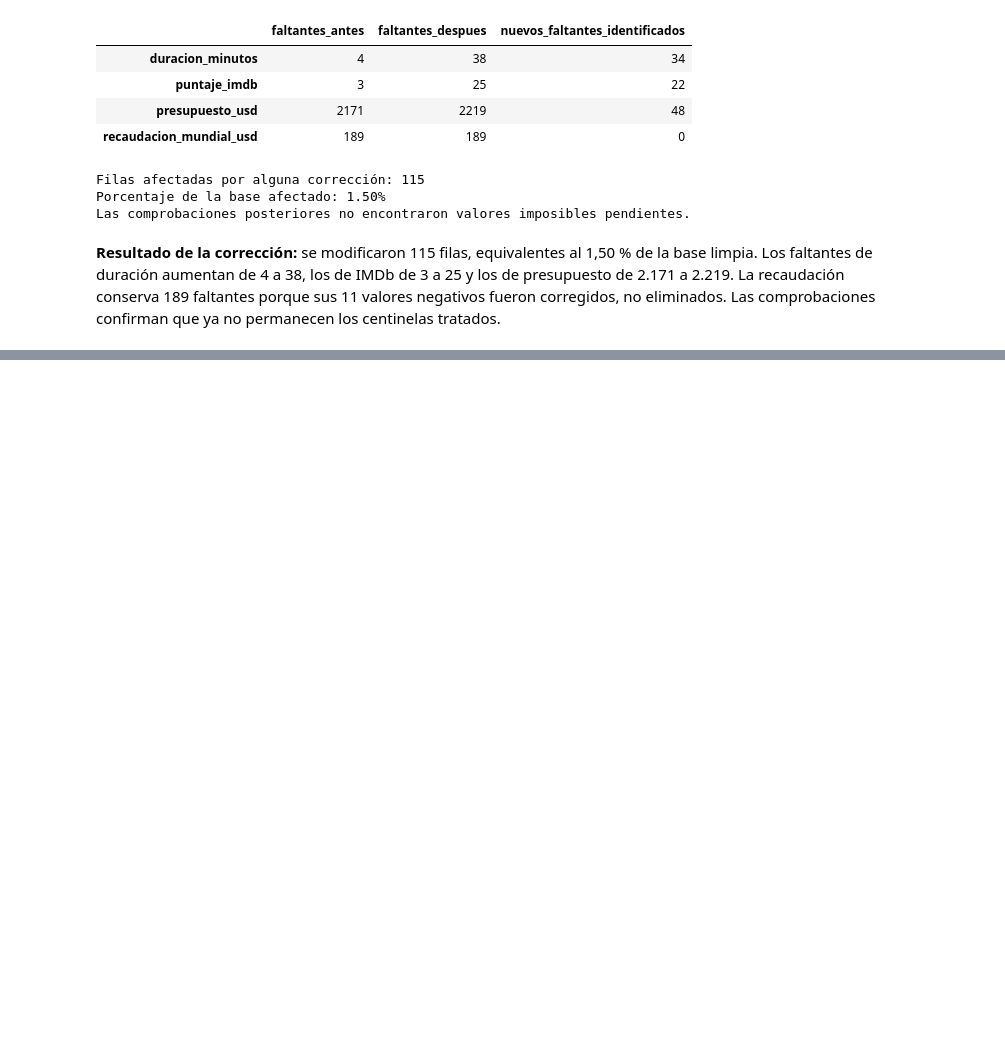
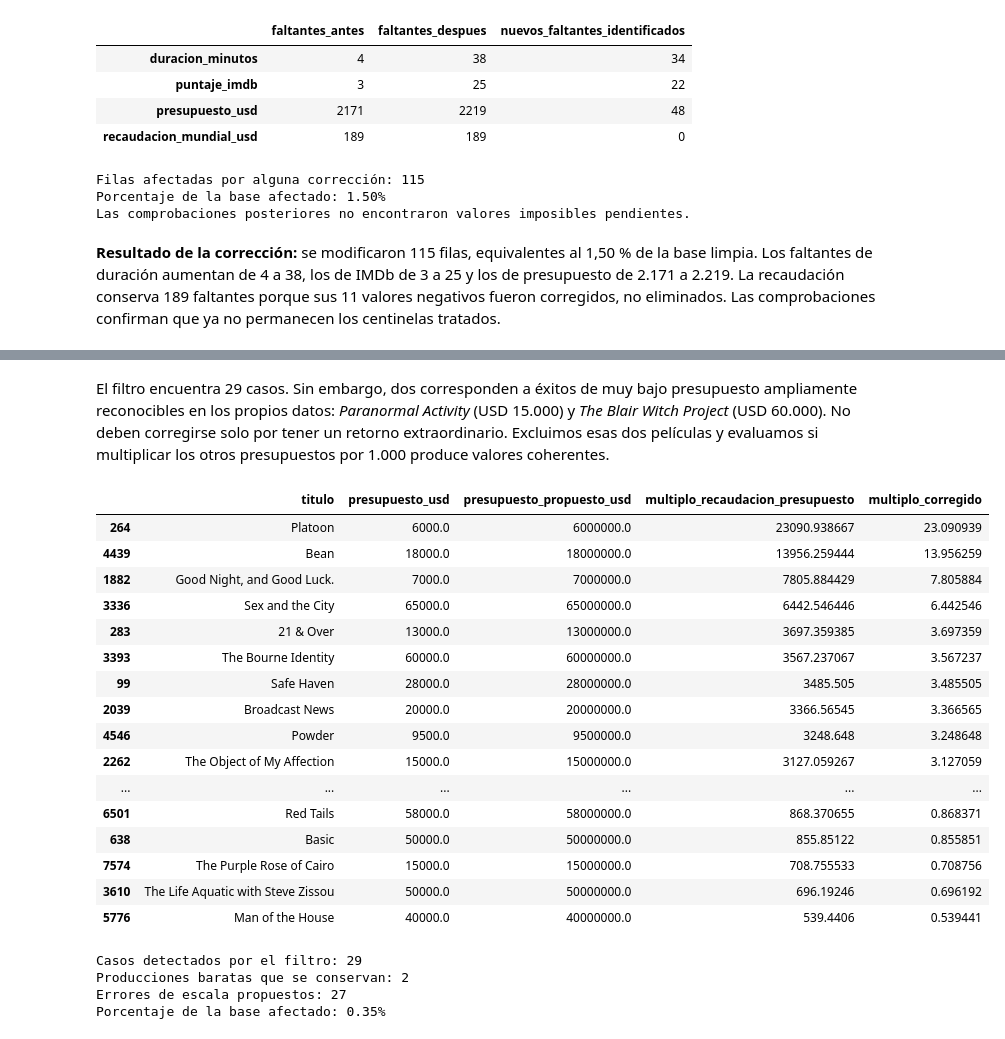
Before and after one commit to alvareezvicente-code/Vicente-Alvarez-programacion-analitica-2, a Jupyter notebook: notebooks/analisis.ipynb, the cells around one changed output, grey strips where cells are left out. Saved outputs shown, nothing was run; the diff lists cells and outputs as text; code cells hidden in the pictures; blank space fills up the shorter version.

```diff
--- a/notebooks/analisis.ipynb
+++ b/notebooks/analisis.ipynb
@@ -602,0 +649,58 @@ Las comprobaciones posteriores no encontraron valores imposibles pendientes.
+# %% [markdown]
+El filtro encuentra 29 casos. Sin embargo, dos corresponden a éxitos de muy bajo presupuesto ampliamente reconocibles en los propios datos: *Paranormal Activity* (USD 15.000) y *The Blair Witch Project* (USD 60.000). No deben corregirse solo por tener un retorno extraordinario. Excluimos esas dos películas y evaluamos si multiplicar los otros presupuestos por 1.000 produce valores coherentes.
+# %%
+excepciones_bajo_presupuesto_real = [
+    "Paranormal Activity",
+    "The Blair Witch Project",
+]
+
+errores_escala_presupuesto = candidatas_otra_escala.loc[
+    ~candidatas_otra_escala["titulo"].isin(excepciones_bajo_presupuesto_real)
+].copy()
+
+errores_escala_presupuesto["presupuesto_propuesto_usd"] = (
+    errores_escala_presupuesto["presupuesto_usd"] * 1_000
+)
+errores_escala_presupuesto["multiplo_corregido"] = (
+    errores_escala_presupuesto["recaudacion_mundial_usd"]
+    / errores_escala_presupuesto["presupuesto_propuesto_usd"]
+)
+
+errores_escala_presupuesto[[
+    "titulo",
+    "presupuesto_usd",
+    "presupuesto_propuesto_usd",
+    "multiplo_recaudacion_presupuesto",
+    "multiplo_corregido",
+]].sort_values("multiplo_recaudacion_presupuesto", ascending=False)
+# %% [output]
+|  | titulo | presupuesto_usd | presupuesto_propuesto_usd | multiplo_recaudacion_presupuesto | multiplo_corregido |
+| 264 | Platoon | 6000.0 | 6000000.0 | 23090.938667 | 23.090939 |
+| 4439 | Bean | 18000.0 | 18000000.0 | 13956.259444 | 13.956259 |
+| 1882 | Good Night, and Good Luck. | 7000.0 | 7000000.0 | 7805.884429 | 7.805884 |
+| 3336 | Sex and the City | 65000.0 | 65000000.0 | 6442.546446 | 6.442546 |
+| 283 | 21 & Over | 13000.0 | 13000000.0 | 3697.359385 | 3.697359 |
+| 3393 | The Bourne Identity | 60000.0 | 60000000.0 | 3567.237067 | 3.567237 |
+| 99 | Safe Haven | 28000.0 | 28000000.0 | 3485.505 | 3.485505 |
+| 2039 | Broadcast News | 20000.0 | 20000000.0 | 3366.56545 | 3.366565 |
+| 4546 | Powder | 9500.0 | 9500000.0 | 3248.648 | 3.248648 |
+| 2262 | The Object of My Affection | 15000.0 | 15000000.0 | 3127.059267 | 3.127059 |
+| ... | ... | ... | ... | ... | ... |
+| 6501 | Red Tails | 58000.0 | 58000000.0 | 868.370655 | 0.868371 |
+| 638 | Basic | 50000.0 | 50000000.0 | 855.85122 | 0.855851 |
+| 7574 | The Purple Rose of Cairo | 15000.0 | 15000000.0 | 708.755533 | 0.708756 |
+| 3610 | The Life Aquatic with Steve Zissou | 50000.0 | 50000000.0 | 696.19246 | 0.696192 |
+| 5776 | Man of the House | 40000.0 | 40000000.0 | 539.4406 | 0.539441 |
+# %%
+print(f"Casos detectados por el filtro: {len(candidatas_otra_escala)}")
+print(f"Producciones baratas que se conservan: {len(excepciones_bajo_presupuesto_real)}")
+print(f"Errores de escala propuestos: {len(errores_escala_presupuesto)}")
+print(
+    "Porcentaje de la base afectado: "
+    f"{len(errores_escala_presupuesto) / len(peliculas_limpias) * 100:.2f}%"
+)
+# %% [output]
+Casos detectados por el filtro: 29
+Producciones baratas que se conservan: 2
+Errores de escala propuestos: 27
+Porcentaje de la base afectado: 0.35%
```
Also changed, not shown: parts of 3 cells of this notebook.
